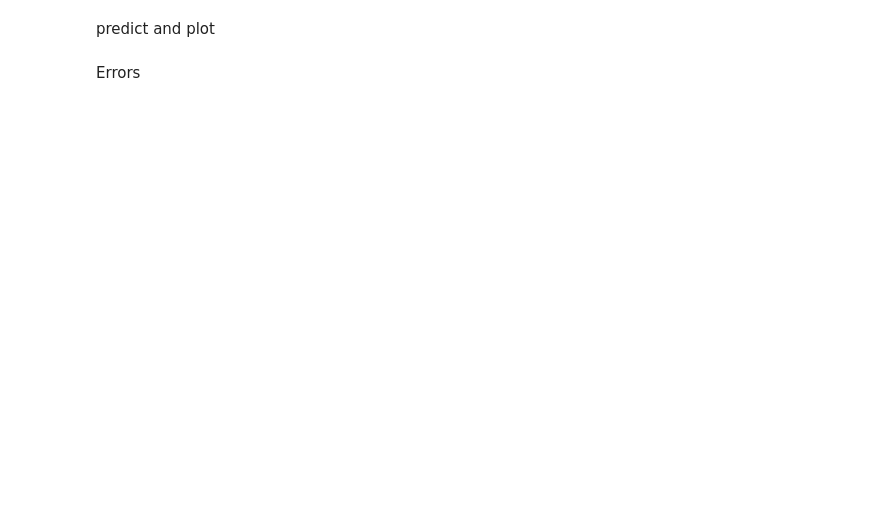
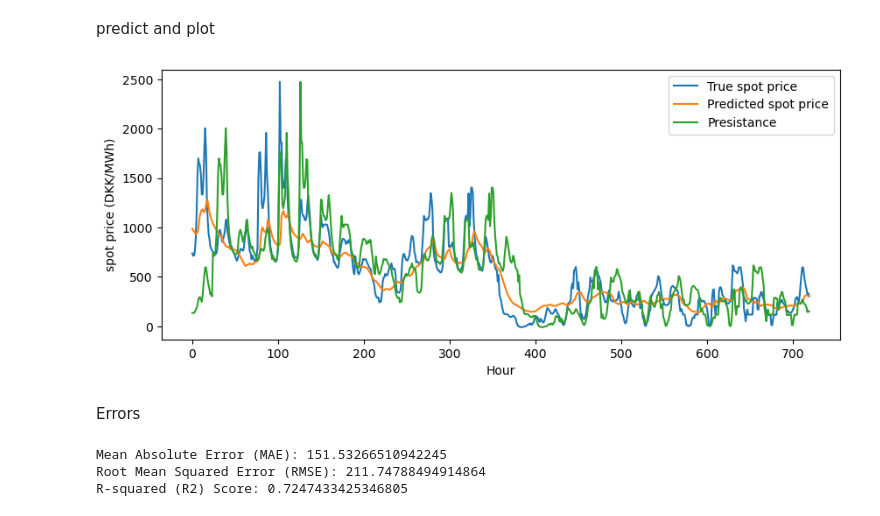
Before and after one commit to AnotherAtom/EnergyAnalytics_2, a Jupyter notebook: main.ipynb, the cells around one changed output. Saved outputs shown, nothing was run; the diff lists cells and outputs as text; code cells hidden in the pictures; blank space fills up the shorter version.

```diff
--- a/main.ipynb
+++ b/main.ipynb
@@ -663,7 +664,7 @@ sc2 = MinMaxScaler(feature_range=(0, 1))
 # %% [markdown]
 Define sets
 # %%
-_date_test = pd.to_datetime('2023-11-30 00:00:00')
+start_date_test = pd.to_datetime('2023-11-30 00:00:00')
 start_date_test2 = pd.to_datetime('2023-11-30 00:00:00')
 end_date_test = pd.to_datetime('2023-12-31 23:00:00')
 
@@ -774,31 +782,33 @@ predict and plot
 # %%
 # Reshape test data
 X1_test = np.reshape(X_test1, (X_test1.shape[0], X_test1.shape[1], 1))
 X2_test = np.reshape(X_test2, (X_test2.shape[0], X_test2.shape[1], 2))
 
 # Make predictions
 y_pred = model.predict([X1_test, X2_test])
 
 last_x_prices = df_prices['SpotPriceDKK'].iloc[-(len(X_test1)+24):]
 
 y_test_org = np.array([])
 
 y_test_org = np.append(y_test_org, last_x_prices)
 
 y_test = np.squeeze(y_test1)
 y_test_orginal = sc1.inverse_transform(y_test)
 predicted_consumption = sc1.inverse_transform(y_pred)
 
 y_avage_pred = np.mean(predicted_consumption, axis=1)
 
-plt.plot(y_test_org)
-plt.plot(y_test_orginal[:, 1])
-plt.plot(y_avage_pred)
-
+plt.figure(figsize=(10, 4))
+plt.plot(y_test_orginal[:, 1] , label='True spot price')
+plt.plot(predicted_consumption, label='Predicted spot price')
+plt.plot(pers, label='Presistance')
 plt.xlabel('Hour')
-plt.ylabel('Consumption (kW)')
+plt.ylabel('spot price (DKK/MWh)')
 plt.legend()
 plt.show()
+# %% [output]
+[figure, added]
 # %% [markdown]
 Errors
 # %%
@@ -812,3 +822,7 @@ r2 = r2_score(y_test_orginal[:, 1], predicted_consumption)
 print("Mean Absolute Error (MAE):", mae)
 print("Root Mean Squared Error (RMSE):", rmse)
 print("R-squared (R2) Score:", r2)
+# %% [output]
+Mean Absolute Error (MAE): 151.53266510942245
+Root Mean Squared Error (RMSE): 211.74788494914864
+R-squared (R2) Score: 0.7247433425346805
```
Also changed, not shown: parts of 14 cells of this notebook.
